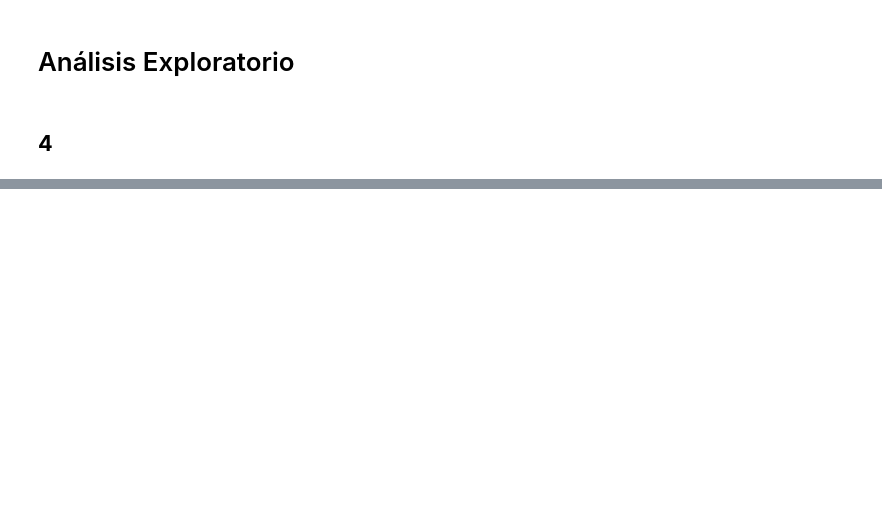
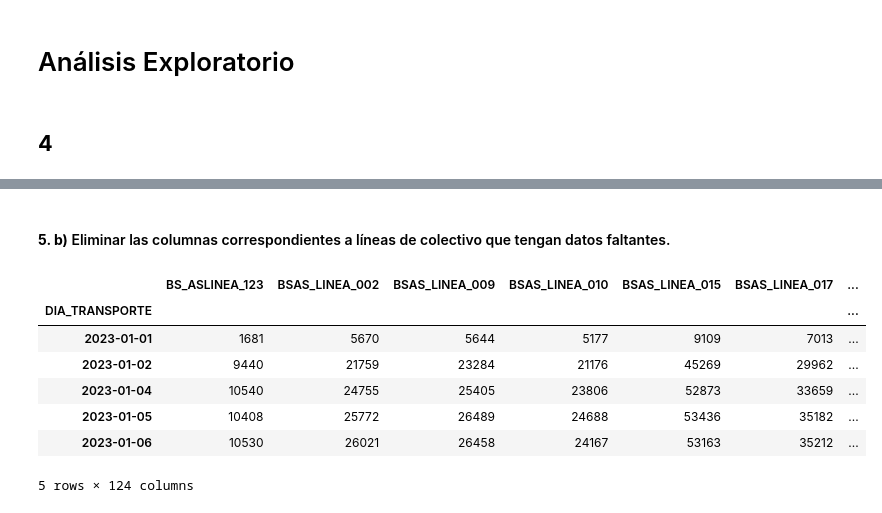
Before and after one commit to pedrobergaglio/transporte-publico-2023-ldd, a Jupyter notebook: tp1_sube2023.ipynb, the cells around one changed output, grey strips where cells are left out. Saved outputs shown, nothing was run; the diff lists cells and outputs as text; code cells hidden in the pictures; blank space fills up the shorter version.

```diff
--- a/tp1_sube2023.ipynb
+++ b/tp1_sube2023.ipynb
@@ -262,0 +381,16 @@ plt.show()
+# %%
+datos_AMBA = pd.read_csv('sube-2023-regresion.csv')
+# %%
+datos_ColectivoJN = datos_AMBA[(datos_AMBA["TIPO_TRANSPORTE"] == "COLECTIVO") & (datos_AMBA['AMBA'] == 'SI') & (datos_AMBA["PROVINCIA"] == "JN") & (datos_AMBA['DATO_PRELIMINAR'] == 'NO')] # filtro y excluyo los datos
+
+cols = datos_ColectivoJN["LINEA"].unique() #busco toda las lineas (sin repetidos)
+
+pasajeros_por_linea = pd.DataFrame()#creo el data frame
+
+pasajeros_por_linea = pd. DataFrame ()
+for col in cols:
+    datos_linea = datos_ColectivoJN [ datos_ColectivoJN .LINEA == col ][["DIA_TRANSPORTE", "CANTIDAD"]]
+    datos_linea = datos_linea . set_index ("DIA_TRANSPORTE").rename(columns = {"CANTIDAD" : col })
+    pasajeros_por_linea = pd.concat ([ pasajeros_por_linea , datos_linea ], axis = 1)
+
+print(pasajeros_por_linea.head())
@@ -262,0 +415,14 @@ plt.show()
+# %% [markdown]
+#### **5. b)** Eliminar las columnas correspondientes a líneas de colectivo que tengan datos faltantes.
+# %%
+pasajeros_por_linea_2023 = pasajeros_por_linea.dropna(axis=1, how = 'any')
+pasajeros_por_linea_2023.head()
+# %% [output]
+|  | BS_ASLINEA_123 | BSAS_LINEA_002 | BSAS_LINEA_009 | BSAS_LINEA_010 | BSAS_LINEA_015 | BSAS_LINEA_017 | ... |
+| DIA_TRANSPORTE |  |  |  |  |  |  | ... |
+| 2023-01-01 | 1681 | 5670 | 5644 | 5177 | 9109 | 7013 | ... |
+| 2023-01-02 | 9440 | 21759 | 23284 | 21176 | 45269 | 29962 | ... |
+| 2023-01-04 | 10540 | 24755 | 25405 | 23806 | 52873 | 33659 | ... |
+| 2023-01-05 | 10408 | 25772 | 26489 | 24688 | 53436 | 35182 | ... |
+| 2023-01-06 | 10530 | 26021 | 26458 | 24167 | 53163 | 35212 | ... |
+5 rows × 124 columns
```
Also changed, not shown: parts of 27 cells of this notebook.
